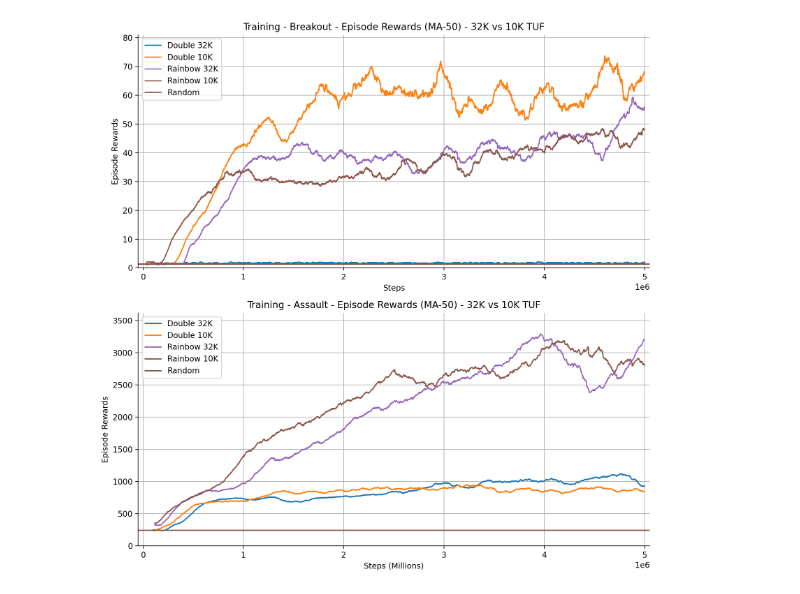
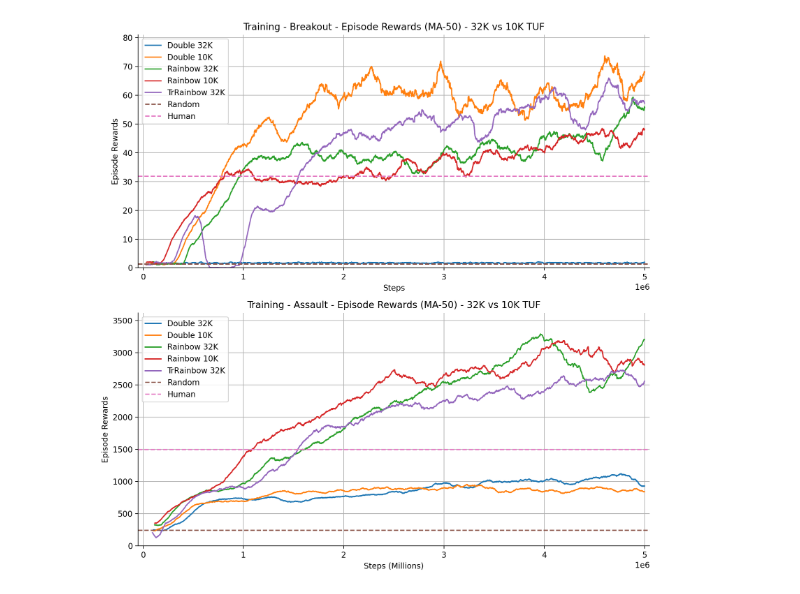
Before and after one commit to tgenlis83/dqn_paper_atari, a Jupyter notebook: notebooks/plots.ipynb, the cells around one changed output. Cells and saved outputs as stored; diff of their text form; code cells hidden in the pictures.

```diff
--- a/notebooks/plots.ipynb
+++ b/notebooks/plots.ipynb
@@ -39,6 +39,14 @@ def load_data():
                 "../data/test_random_breakout_double.csv"
             ),
         },
+        "transfer_learning": {
+            "a=>b": pd.read_csv(
+                "../data/32K_TUF/a=>b rb/a=>b_5m_32k_training_history.csv"
+            ),
+            "b=>a": pd.read_csv(
+                "../data/32K_TUF/b=>a rb/b=>a_5m_32k_training_history.csv"
+            ),
+        }
     }
     return data
 # %%
@@ -200,6 +219,8 @@ plt.show()
 # %%
-import pandas as pd
 import matplotlib.pyplot as plt
+
+human_breakout = 31.8
+human_assault = 1496.0
 
 def calculate_episode_rewards_moving_averages(df, window_size):
     df["episode_rewards_ma"] = df["episode_rewards"].rolling(window=window_size).mean()
@@ -224,6 +245,7 @@ def plot_data(
     random_mean,
     random_min,
     random_max,
+    human,
     title,
     xlabel,
     ylabel,
@@ -238,7 +260,8 @@ def plot_data(
             color=color,
         )
 
-    axes.axhline(y=random_mean, color="C5", linestyle="-", label="Random")
+    axes.axhline(y=random_mean, color="C5", linestyle="--", label="Random")
+    axes.axhline(y=human, color="C6", linestyle="--", label="Human")
 
     axes.set_xlim([-50_000, 5_050_000])
     axes.set_ylim(
@@ -279,37 +302,41 @@ plot_data(
         data["10k"]["breakout_double"],
         data["normal"]["breakout_rainbow"],
         data["10k"]["breakout_rainbow"],
+        data["transfer_learning"]["a=>b"]
     ],
     breakout_random_mean,
     breakout_random_min,
     breakout_random_max,
+    human_breakout,
     "Training - Breakout - Episode Rewards (MA-50) - 32K vs 10K TUF",
     "Steps",
     "Episode Rewards",
-    ["C0", "C1", "C4", "C5"],
-    ["Double 32K", "Double 10K", "Rainbow 32K", "Rainbow 10K"]
+    ["C0", "C1", "C2", "C3", "C4"],  # Added color for transfer learning
+    ["Double 32K", "Double 10K", "Rainbow 32K", "Rainbow 10K", "TrRainbow 32K"]  # Added label for transfer learning
 )
 
 # Plot Assault data
 plot_data(
     axes[1],
     [
         data["normal"]["assault_double"],
         data["10k"]["assault_double"],
         data["normal"]["assault_rainbow"],
         data["10k"]["assault_rainbow"],
+        data["transfer_learning"]["b=>a"]
     ],
     assault_random_mean,
     assault_random_min,
     assault_random_max,
+    human_assault,
     "Training - Assault - Episode Rewards (MA-50) - 32K vs 10K TUF",
     "Steps (Millions)",
     "Episode Rewards",
-    ["C0", "C1", "C4", "C5"],
-    ["Double 32K", "Double 10K", "Rainbow 32K", "Rainbow 10K"]
+    ["C0", "C1", "C2", "C3", "C4"],
+    ["Double 32K", "Double 10K", "Rainbow 32K", "Rainbow 10K", "TrRainbow 32K"]  # Added label for transfer learning
 )
 
 plt.tight_layout()
 plt.show()
 # %% [output]
-[figure, old version]
+[figure, new version]
```
Also changed, not shown: parts of 2 cells of this notebook.
